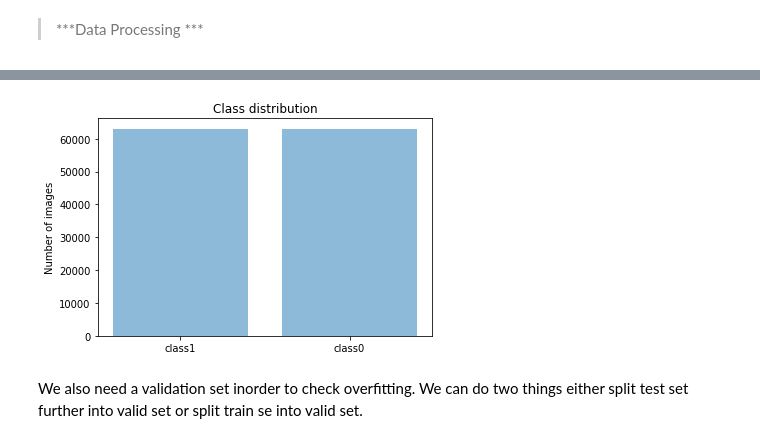
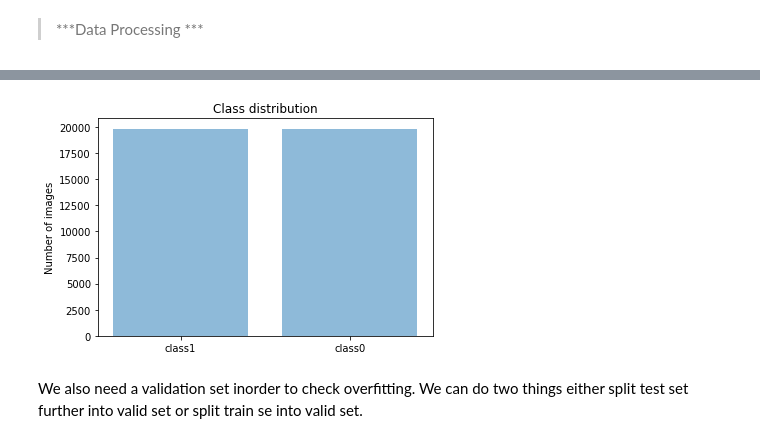
Before and after one commit to animeshseemendra/Breast-Cancer-Detection, a Jupyter notebook: breast_cancer.ipynb, the cells around one changed output, grey strips where cells are left out. Cells and saved outputs as stored; diff of their text form; code cells hidden in the pictures.

```diff
--- a/breast_cancer.ipynb
+++ b/breast_cancer.ipynb
@@ -180,5 +155,0 @@ print(data_output.shape)
-# %%
-def class_output(images,x):
-    display(data_output.loc[50])
-    view_images(images)
-class_output(Data[50],50)
@@ -275,0 +245,4 @@ data_output=data_output.replace(to_replace="class1",value=1)
+# %%
+from keras.utils import to_categorical
+data_output_encoded =to_categorical(data_output, num_classes=2)
+print(data_output_encoded.shape)
@@ -276,7 +253,7 @@ data_output=data_output.replace(to_replace="class1",value=1)
 # %%
 from sklearn.model_selection import train_test_split
 data=np.array(data)
-X_train, X_test, Y_train, Y_test = train_test_split(data, data_output, test_size=0.2)
+X_train, X_test, Y_train, Y_test = train_test_split(data, data_output_encoded, test_size=0.3)
 print("Number of train files",len(X_train))
 print("Number of test files",len(X_test))
 print("Number of train_target files",len(Y_train))
@@ -288,0 +268,5 @@ Number of  test_target  files 55505
+# %%
+X_train=X_train[0:70000]
+Y_train=Y_train[0:70000]
+X_test=X_test[0:30000]
+Y_test=Y_test[0:30000]
@@ -289,26 +275,28 @@ Number of  test_target  files 55505
 # %%
 from keras.utils import to_categorical
-X_trainShape = X_train.shape[1]*X_train.shape[2]*X_train.shape[3]
-X_testShape = X_test.shape[1]*X_test.shape[2]*X_test.shape[3]
-X_trainFlat = X_train.reshape(X_train.shape[0], X_trainShape)
-X_testFlat = X_test.reshape(X_test.shape[0], X_testShape)
+from imblearn.under_sampling import RandomUnderSampler
 
-from imblearn.over_sampling import RandomOverSampler
-from imblearn.under_sampling import RandomUnderSampler
-#ros = RandomOverSampler(ratio='auto')
-ros = RandomUnderSampler(ratio='auto')
-X_trainRos, Y_trainRos = ros.fit_sample(X_trainFlat, Y_train)
-X_testRos, Y_testRos = ros.fit_sample(X_testFlat, Y_test)
+X_train_shape = X_train.shape[1]*X_train.shape[2]*X_train.shape[3]
+X_test_shape = X_test.shape[1]*X_test.shape[2]*X_test.shape[3]
+X_train_Flat = X_train.reshape(X_train.shape[0], X_train_shape)
+X_test_Flat = X_test.reshape(X_test.shape[0], X_test_shape)
+
+random_US = RandomUnderSampler(ratio='auto')
+X_train_RUS, Y_train_RUS = random_US.fit_sample(X_train_Flat, Y_train)
+X_test_RUS, Y_test_RUS = random_US.fit_sample(X_test_Flat, Y_test)
+del(X_train_Flat,X_test_Flat)
+
 class1=1
 class0=0
-for i in range(0,len(Y_trainRos)):
-    if(Y_trainRos[i]==1):
+
+for i in range(0,len(Y_train_RUS)):
+    if(Y_train_RUS[i]==1):
         class1+=1
-for i in range(0,len(Y_trainRos)):
-    if(Y_trainRos[i]==0):
+for i in range(0,len(Y_train_RUS)):
+    if(Y_train_RUS[i]==0):
         class0+=1
-objects=["class1","class0"]
-y_pos = np.arange(len(objects))
+classes=["class1","class0"]
+y_pos = np.arange(len(classes))
 count=[class1,class0]
 plt.bar(y_pos, count, align='center', alpha=0.5)
 plt.xticks(y_pos, objects)
@@ -319,24 +307,16 @@ plt.show()
 
 
 
-Y_trainRosHot = to_categorical(Y_trainRos, num_classes = 2)
-Y_testRosHot = to_categorical(Y_testRos, num_classes = 2)
-#print("X_train: ", X_train.shape)
-#print("X_trainFlat: ", X_trainFlat.shape)
-#print("X_trainRos Shape: ",X_trainRos.shape)
-#print("X_testRos Shape: ",X_testRos.shape)
-#print("Y_trainRosHot Shape: ",Y_trainRosHot.shape)
-#print("Y_testRosHot Shape: ",Y_testRosHot.shape)
+Y_train_encoded = to_categorical(Y_train_RUS, num_classes = 2)
+Y_test_encoded = to_categorical(Y_test_RUS, num_classes = 2)
 
-for i in range(len(X_trainRos)):
-    height, width, channels = 50,50,3
-    X_trainRosReshaped = X_trainRos.reshape(len(X_trainRos),height,width,channels)
-#print("X_trainRos Shape: ",X_trainRos.shape)
-#print("X_trainRosReshaped Shape: ",X_trainRosReshaped.shape)
+del(Y_train_RUS,Y_test_RUS)
 
-for i in range(len(X_testRos)):
-    height, width, channels = 50,50,3
-    X_testRosReshaped = X_testRos.reshape(len(X_testRos),height,width,channels)
-#print("X_testRos Shape: ",X_testRos.shape)
-#print("X_testRosReshaped Shape: ",X_testRosReshaped.shape)
+for i in range(len(X_train_RUS)):
+    X_train_RUS_Reshaped = X_train_RUS.reshape(len(X_train_RUS),50,50,3)
+del(X_train_RUS)
+
+for i in range(len(X_test_RUS)):
+    X_test_RUS_Reshaped = X_test_RUS.reshape(len(X_test_RUS),50,50,3)
+del(X_test_RUS)
 # %% [output]
@@ -344,4 +323,4 @@ Using TensorFlow backend.
-[figure, old version]
+[figure, new version]
 # %% [markdown]
 We also need a validation set inorder to check overfitting. We can do two things either split test set further into valid set or split train se into valid set.
 # %% [markdown]
```
Also changed, not shown: parts of 113 cells of this notebook.
